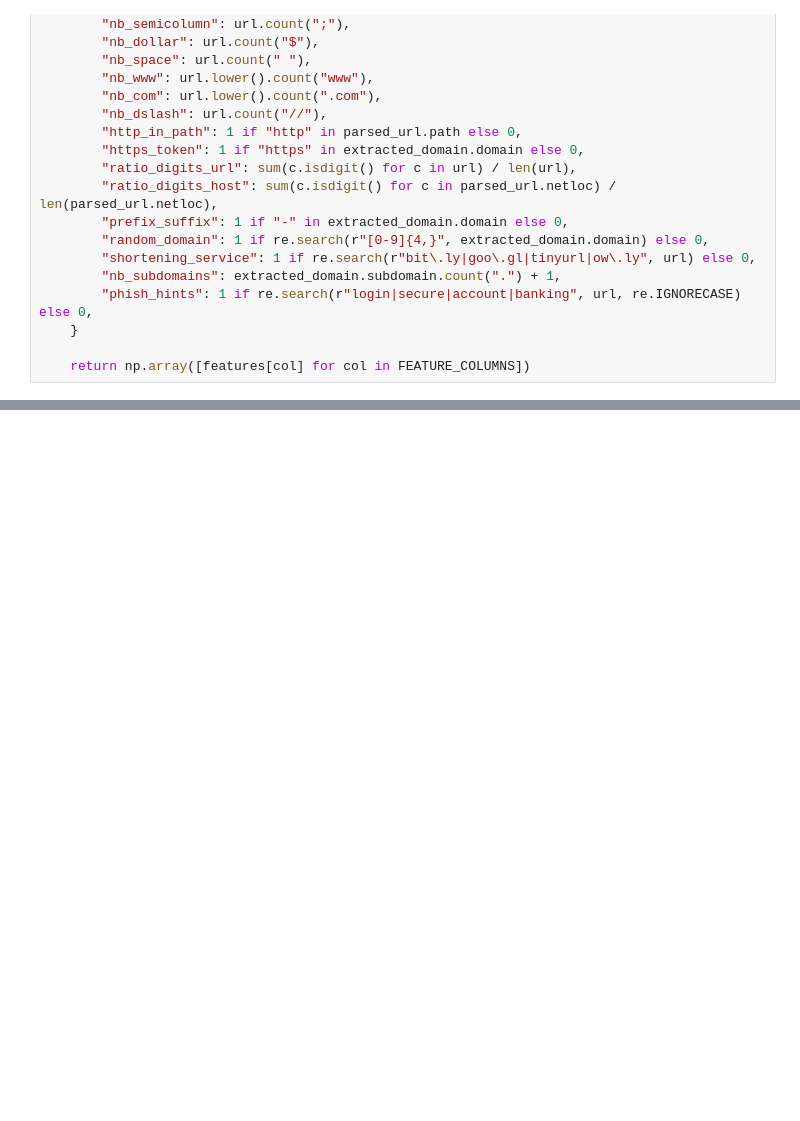
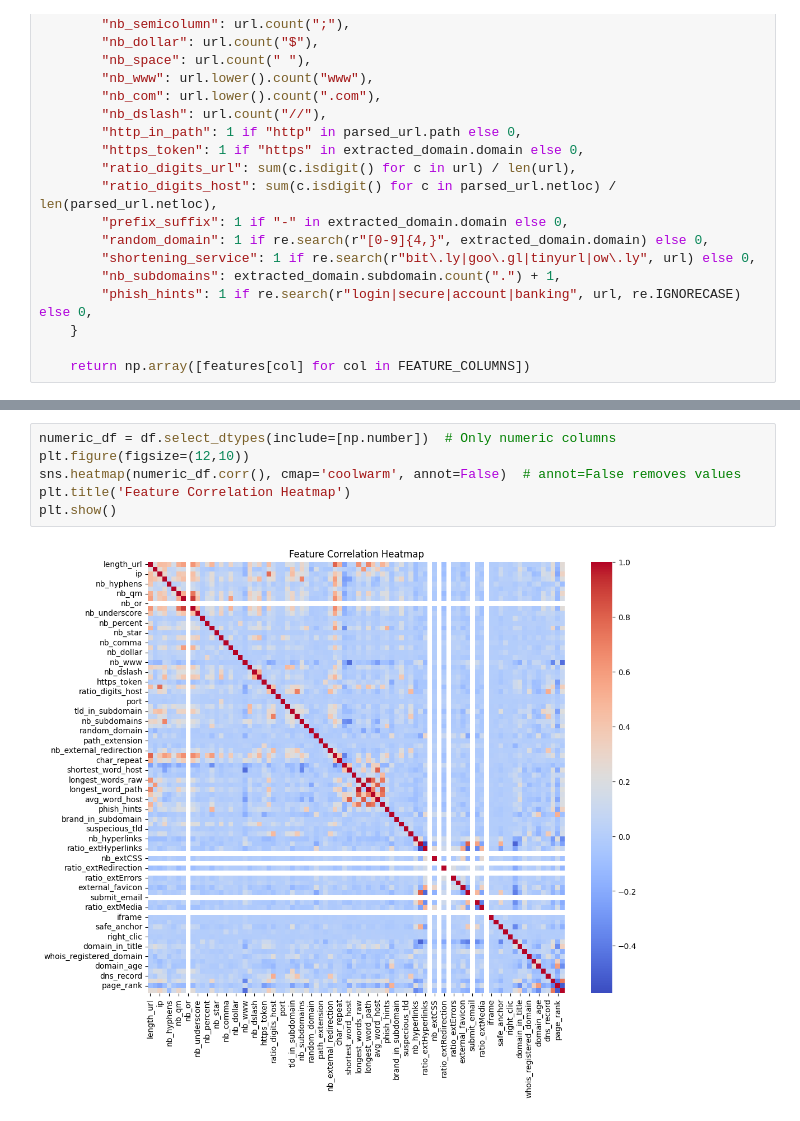
Before and after one commit to ShiraniAgarwal/PhishGuard-A-URL-Based-Machine-Learning-Approach-for-Phishing-Detection, a Jupyter notebook: phishing-detection.ipynb, the cells around one changed output, grey strips where cells are left out. Cells and saved outputs as stored; diff of their text form; blank space fills up the shorter version.

```diff
--- a/phishing-detection.ipynb
+++ b/phishing-detection.ipynb
@@ -179,0 +897,8 @@ if st.button("Check URL"):
+# %%
+numeric_df = df.select_dtypes(include=[np.number])  # Only numeric columns
+plt.figure(figsize=(12,10))
+sns.heatmap(numeric_df.corr(), cmap='coolwarm', annot=False)  # annot=False removes values
+plt.title('Feature Correlation Heatmap')
+plt.show()
+# %% [output]
+[figure, added]
```
Also changed, not shown: parts of 38 cells of this notebook.
